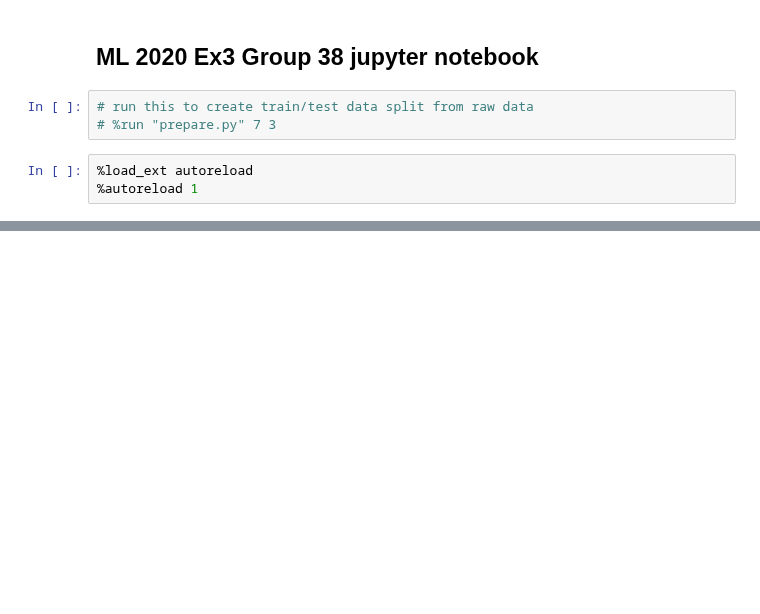
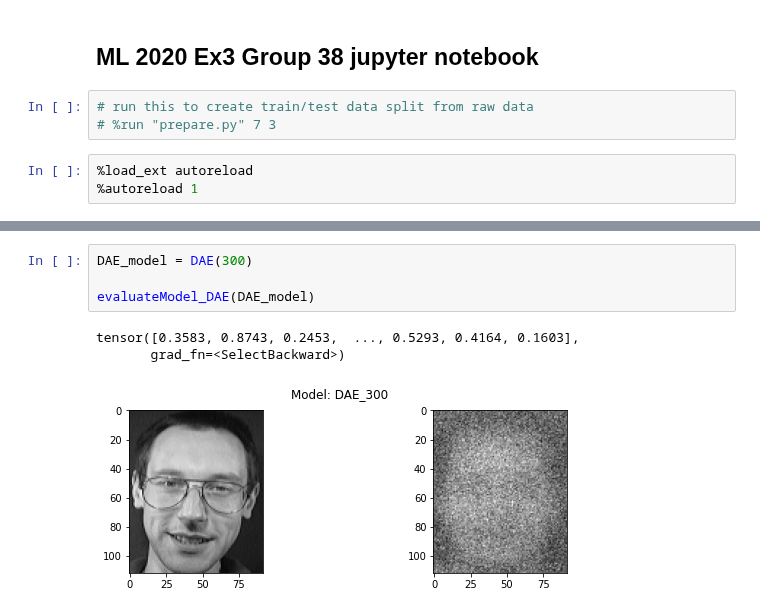
Before and after one commit to omgwenxx/machine_learning, a Jupyter notebook: assignment3/app/template.ipynb, the cells around one changed output, grey strips where cells are left out. Drawn from its saved outputs; the diff is of its cells as text; blank space fills up the shorter version.

```diff
--- a/assignment3/app/template.ipynb
+++ b/assignment3/app/template.ipynb
@@ -15,0 +68,8 @@ from modules import buildModel, invert
+# %%
+DAE_model = DAE(300)
+
+evaluateModel_DAE(DAE_model)
+# %% [output]
+tensor([0.3583, 0.8743, 0.2453,  ..., 0.5293, 0.4164, 0.1603],
+       grad_fn=<SelectBackward>)
+[figure, added]
```
Also changed, not shown: parts of 14 cells of this notebook, 5 other files.
